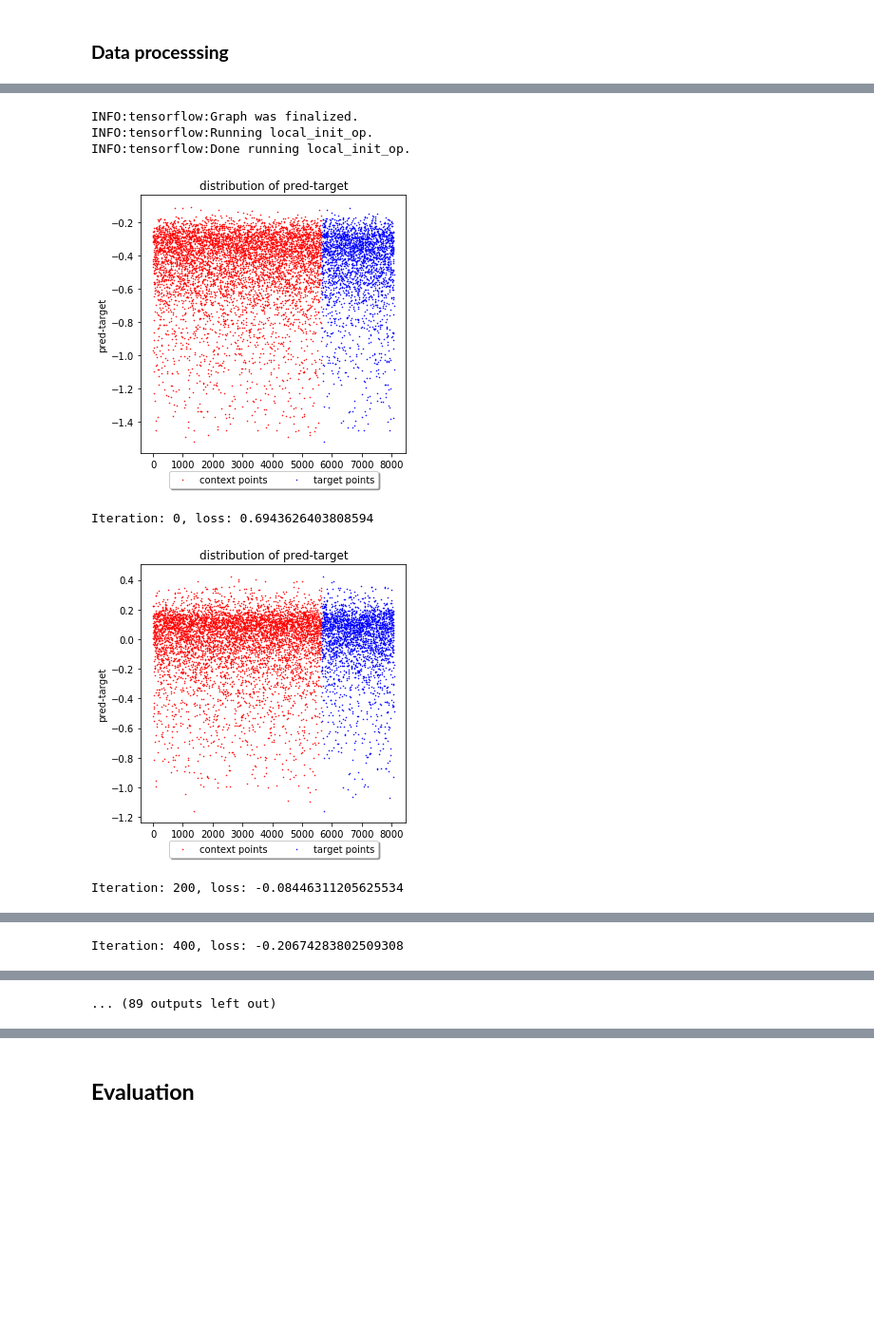
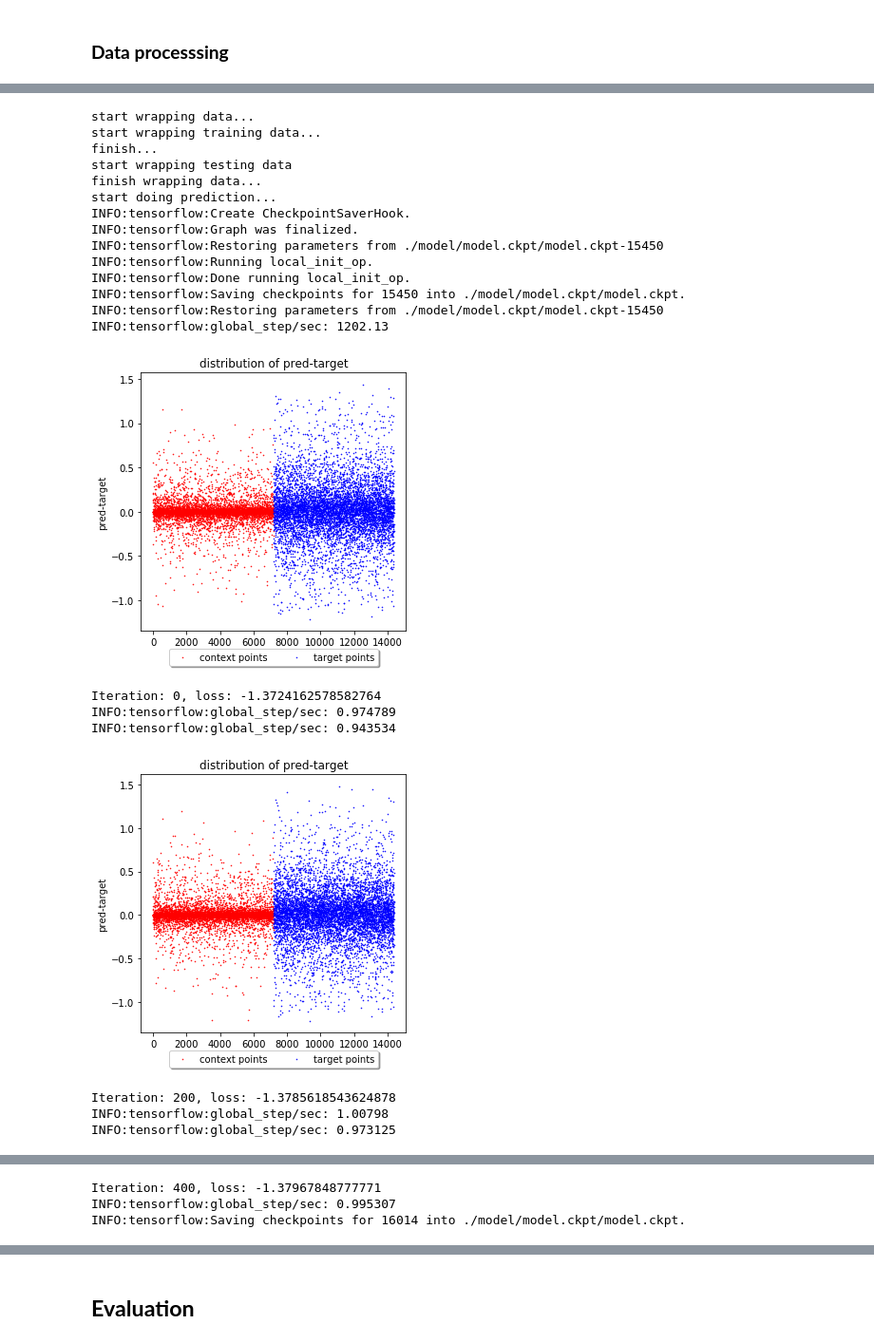
Before and after one commit to shuaigezhu/starDist, a Jupyter notebook: Three_mag_lambda.ipynb, the cells around one changed output, grey strips where cells are left out. Shown at 95% size. Cells and saved outputs as stored; diff of their text form; code cells hidden in the pictures; blank space fills up the shorter version.

```diff
--- a/Three_mag_lambda.ipynb
+++ b/Three_mag_lambda.ipynb
@@ -506,7 +506,7 @@ def datawrap(data_x, data_y, batch_size):
   for i in range(batch_num):
     locations = np.random.choice(data_x.shape[0],
                                  size=batch_size,
-                                 replace=True)
+                                 replace=False)
     tmp = data_x[locations,:]
     batch_datax.append(tmp)
     tmp = data_y[locations,:]
@@ -530,14 +530,14 @@ def datawrap(data_x, data_y, batch_size):
 
 def testdatawrap(data_x, data_y, batch_size):
   num_target = 50
-  num_context = batch_size
+  num_context = int(0.5 * batch_size)
   batch_num = int(data_x.shape[0]/batch_size)
   batch_datax = []
   batch_datay = []
   for i in range(batch_num):
     locations = np.random.choice(data_x.shape[0],
                                  size=batch_size,
-                                 replace=True)
+                                 replace=False)
     tmp = data_x[locations,:]
     batch_datax.append(tmp)
     tmp = data_y[locations,:]
@@ -603,6 +603,6 @@ gaia_df.head()
 | 4 | 115109419284352 | 45.239209 | 0.184237 | 0.819998 | 0.161725 | 4.258353 | 0.196636 | 3845.464936 | ... |
 # %%
 #select parallax between 1 - 4
-gaia_selected = gaia_df.loc[(df['parallax'] >= 0) & (df['parallax'] <= 6) & (df['parallax_error'] >= 0) & (df['parallax_error'] <= 0.1)]
+gaia_selected = gaia_df.loc[(df['parallax'] >= 0) & (df['parallax'] <= 6) & (df['parallax_error'] >= 0) & (df['parallax_error'] <= 0.2)]
 gaia_selected.shape
 # %% [output]
@@ -830,13 +834,15 @@ else:
 model = LatentModel(latent_encoder_output_sizes, num_latents,
                     decoder_output_sizes, use_deterministic_path,
                     deterministic_encoder_output_sizes, attention)
-
+print("start wrapping data...")
 # Define data
 batch_size = 50
+print("start wrapping training data...")
 train_query, train_target_y, train_num_total_points, train_num_context_points = datawrap(train_norm_x, train_norm_y, batch_size)
-
+print("finish...")
+print("start wrapping testing data")
 test_query, test_target_y, test_num_total_points, test_num_context_points = testdatawrap(test_norm_x, test_norm_y, test_norm_x.shape[0])
-
+print("finish wrapping data...")
 # Define the loss
 _, _, log_prob, LL, _, loss = model(train_query, train_num_total_points,
                                  train_target_y)
@@ -846,63 +852,78 @@ mu, sigma, _, _, _, _ = model(test_query, test_num_total_points)
 
 # Set up the optimizer and train step
 optimizer = tf.train.AdamOptimizer(1e-4)
-train_step = optimizer.minimize(loss)
+global_step = tf.train.get_or_create_global_step()
+train_step = optimizer.minimize(loss, global_step=global_step)
 init = tf.initialize_all_variables()
 
 #initialize best loss and LL
 best_loss = 100000
-saver = tf.train.Saver()
+
 LL_set = []
 LL_set_x = []
+saver = tf.train.Saver(max_to_keep=1)
+print("start doing prediction...")
+# Train and plot
+with tf.train.MonitoredTrainingSession(checkpoint_dir="./model/model.ckpt", save_checkpoint_secs=600) as sess:
+  sess.run(init)
+  ckpt = tf.train.get_checkpoint_state("./model/model.ckpt")
 
-# Train and plot
-with tf.train.MonitoredSession() as sess:
-  sess.run(init)
-
+  if ckpt and ckpt.model_checkpoint_path:
+            # Restores from checkpoint
+    saver.restore(sess, ckpt.model_checkpoint_path)
   for it in range(TRAINING_ITERATIONS):
     sess.run([train_step])
 
     # Plot the predictions in `PLOT_AFTER` intervals
     if it % PLOT_AFTER == 0:
       loss_value, pred_y, std_y, target_y, whole_query, LL_value = sess.run(
           [loss, mu, sigma, test_target_y,
            test_query, LL])
       #print("The accuracy is .....")
       accuracy = abs((pred_y-target_y)/target_y)
       accuracy = np.reshape(accuracy, accuracy.shape[1])
       #print(np.mean(accuracy))
 
       # record LL in each itr
       LL_set.append(LL_value)
       #LL_set_X.append(itr)
 
       plt.figure(figsize=(5,5))
-      con_y = pred_y[:,:int(0.7 * test_num_total_points)] - target_y[:,:int(0.7 * test_num_total_points)]
-      tar_y = pred_y[:,int(0.7 * test_num_total_points):] - target_y[:,int(0.7 * test_num_total_points):]
-      X1 = np.arange(int(0.7 * test_num_total_points))
-      X2 = np.arange(int(0.7 * test_num_total_points),test_num_total_points)
+      con_y = pred_y[:,:int(0.5 * test_num_total_points)] - target_y[:,:int(0.5 * test_num_total_points)]
+      tar_y = pred_y[:,int(0.5 * test_num_total_points):] - target_y[:,int(0.5 * test_num_total_points):]
+      X1 = np.arange(int(0.5 * test_num_total_points))
+      X2 = np.arange(int(0.5 * test_num_total_points),test_num_total_points)
       s_con = plt.scatter(X1,con_y,color='red',s=0.3,label='context points')
       s_tar = plt.scatter(X2,tar_y,color='blue',s=0.3,label='target points')
       plt.legend(loc='upper center', bbox_to_anchor=(0.5, -0.05),
           fancybox=True, shadow=True, ncol=4)
       plt.xlabel('')
       plt.ylabel('pred-target')
       plt.title(r'distribution of pred-target')
       plt.show()
 
       (context_x, context_y), target_x = whole_query
       print('Iteration: {}, loss: {}'.format(it, loss_value))
-
-#save the model with the best value of loss
-init_op = tf.global_variables_initializer()
-with tf.Session() as sess1:
-    sess1.run(init_op)
-    save_path = saver.save(sess1, "./model/model_mag/model.ckpt")
 # %% [output]
+start wrapping data...
+start wrapping training data...
+finish...
+start wrapping testing data
+finish wrapping data...
+start doing prediction...
+INFO:tensorflow:Create CheckpointSaverHook.
 INFO:tensorflow:Graph was finalized.
+INFO:tensorflow:Restoring parameters from ./model/model.ckpt/model.ckpt-15450
 INFO:tensorflow:Running local_init_op.
 INFO:tensorflow:Done running local_init_op.
+INFO:tensorflow:Saving checkpoints for 15450 into ./model/model.ckpt/model.ckpt.
+INFO:tensorflow:Restoring parameters from ./model/model.ckpt/model.ckpt-15450
+INFO:tensorflow:global_step/sec: 1202.13
-[figure, old version]
+[figure, new version]
-Iteration: 0, loss: 0.6943626403808594
+Iteration: 0, loss: -1.3724162578582764
+INFO:tensorflow:global_step/sec: 0.974789
+INFO:tensorflow:global_step/sec: 0.943534
-[figure, old version]
+[figure, new version]
-Iteration: 200, loss: -0.08446311205625534
+Iteration: 200, loss: -1.3785618543624878
+INFO:tensorflow:global_step/sec: 1.00798
+INFO:tensorflow:global_step/sec: 0.973125
@@ -910 +931,3 @@ Iteration: 200, loss: -0.08446311205625534
-Iteration: 400, loss: -0.20674283802509308
+Iteration: 400, loss: -1.37967848777771
+INFO:tensorflow:global_step/sec: 0.995307
+INFO:tensorflow:Saving checkpoints for 16014 into ./model/model.ckpt/model.ckpt.
@@ -916 +934,0 @@ Iteration: 800, loss: -0.6708713173866272
-... (89 outputs left out)
```
Also changed, not shown: parts of 29 cells of this notebook.
